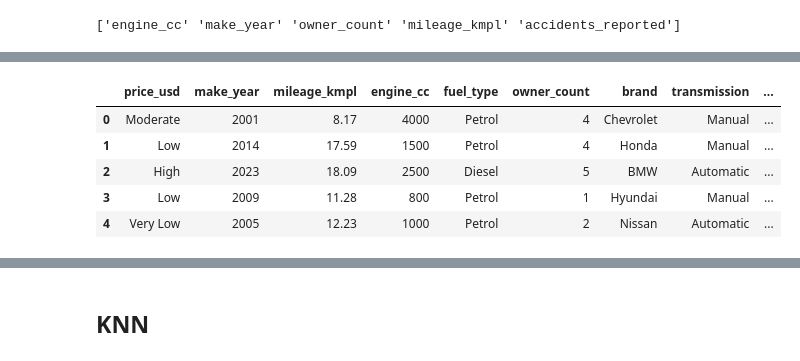
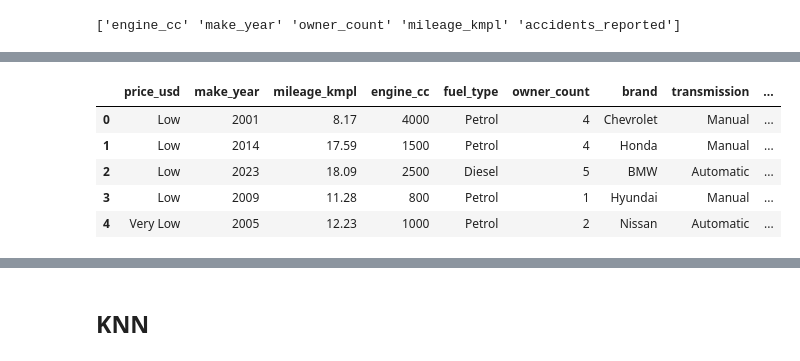
Before and after one commit to JhofredCam/Practica2_introIA, a Jupyter notebook: Proyecto.ipynb, the cells around one changed output, grey strips where cells are left out. Drawn from its saved outputs; the diff is of its cells as text; code cells hidden in the pictures.

```diff
--- a/Proyecto.ipynb
+++ b/Proyecto.ipynb
@@ -19,12 +47,12 @@ from sklearn.compose import ColumnTransformer
 # %%
-
 path = kagglehub.dataset_download("therohithanand/used-car-price-prediction", path="used_car_price_dataset_extended.csv")
 
-df = pd.read_csv(path)
-df = df.reset_index(drop=True)
+raw_df = pd.read_csv(path)
+raw_df = raw_df.reset_index(drop=True)
 # %% [markdown]
 ### Limpiando el Dataframe
 # %%
+df = raw_df.copy()
 df = df.drop(columns=['color', 'service_history'])
 df.head()
 # %% [output]
@@ -42,32 +108,24 @@ print(cols_priority.values)
 # %%
-# Inicializa las categorias para las variables categoricas que son numeros
-categories = {1: "Very Low",2: "Low",3: "Moderate",4: "High", 5: "Very High"}
-
 #Mapea los categorias
 #Convierte todo a categorias en vez de objetos
 categorical_cols = df.select_dtypes(include='object').columns
 
 df[categorical_cols] = df[categorical_cols].astype('category')
 
 
-#Se categoriza la variable objetivo en 4 clases
-quartiles_GPA = df['price_usd'].quantile([0.25, 0.5, 0.75])
-
-bins = [0, quartiles_GPA[0.25], quartiles_GPA[0.5], quartiles_GPA[0.75], df['price_usd'].max()]
 labels = ['Very Low', 'Low', 'Moderate', 'High']
-
-df['price_usd'] = pd.cut(df['price_usd'], bins=bins, labels=labels, include_lowest=True)
+df['price_usd'] = pd.cut(df['price_usd'], bins=4, labels=labels, include_lowest=True)
 
 #Insertar variable dependiente de primero por comodidad
 price_serie = df['price_usd']
 df = df.drop(columns=['price_usd'])
 df.insert(0, 'price_usd', price_serie)
 
 df.head()
 # %% [output]
 |  | price_usd | make_year | mileage_kmpl | engine_cc | fuel_type | owner_count | brand | transmission | ... |
-| 0 | Moderate | 2001 | 8.17 | 4000 | Petrol | 4 | Chevrolet | Manual | ... |
+| 0 | Low | 2001 | 8.17 | 4000 | Petrol | 4 | Chevrolet | Manual | ... |
 | 1 | Low | 2014 | 17.59 | 1500 | Petrol | 4 | Honda | Manual | ... |
-| 2 | High | 2023 | 18.09 | 2500 | Diesel | 5 | BMW | Automatic | ... |
+| 2 | Low | 2023 | 18.09 | 2500 | Diesel | 5 | BMW | Automatic | ... |
 | 3 | Low | 2009 | 11.28 | 800 | Petrol | 1 | Hyundai | Manual | ... |
 | 4 | Very Low | 2005 | 12.23 | 1000 | Petrol | 2 | Nissan | Automatic | ... |
```
Also changed, not shown: parts of 15 cells of this notebook.
